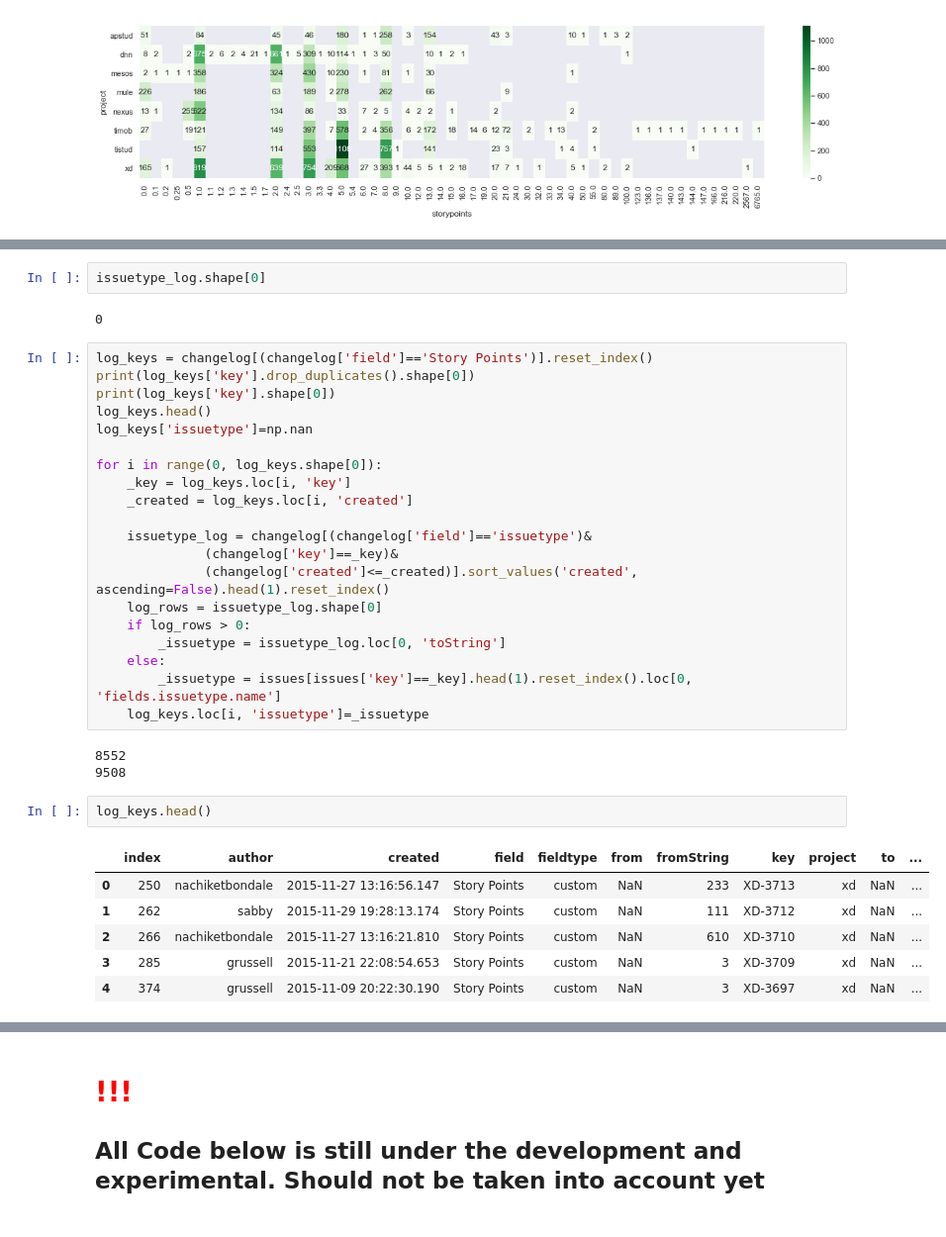
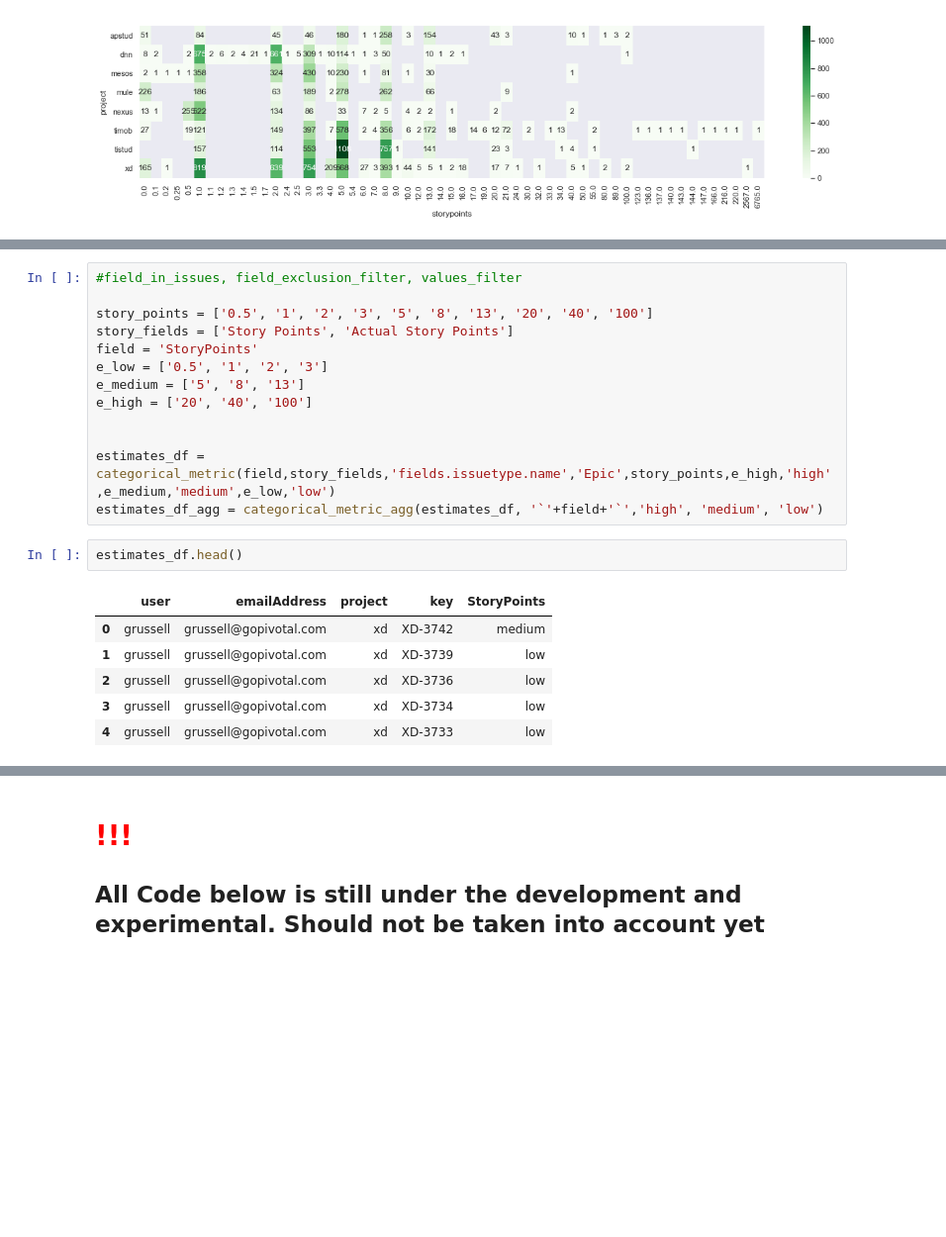
Before and after one commit to gogoladzetedo/Personalities_In_Agile, a Jupyter notebook: Analysis.ipynb, the cells around one changed output, grey strips where cells are left out. Shown at 99% size. Drawn from its saved outputs; the diff is of its cells as text; blank space fills up the shorter version.

```diff
--- a/Analysis.ipynb
+++ b/Analysis.ipynb
@@ -1335,36 +1242,22 @@ Effort points            21
-# %%
-issuetype_log.shape[0]
-# %% [output]
-0
-# %%
-log_keys = changelog[(changelog['field']=='Story Points')].reset_index()
-print(log_keys['key'].drop_duplicates().shape[0])
-print(log_keys['key'].shape[0])
-log_keys.head()
-log_keys['issuetype']=np.nan
-
-for i in range(0, log_keys.shape[0]):
-    _key = log_keys.loc[i, 'key']
-    _created = log_keys.loc[i, 'created']
-
-    issuetype_log = changelog[(changelog['field']=='issuetype')&
-              (changelog['key']==_key)&
-              (changelog['created']<=_created)].sort_values('created', ascending=False).head(1).reset_index()
-    log_rows = issuetype_log.shape[0]
-    if log_rows > 0:
-        _issuetype = issuetype_log.loc[0, 'toString']
-    else:
-        _issuetype = issues[issues['key']==_key].head(1).reset_index().loc[0, 'fields.issuetype.name']
-    log_keys.loc[i, 'issuetype']=_issuetype
-# %% [output]
-8552
-9508
+# %%
+#field_in_issues, field_exclusion_filter, values_filter
+
+story_points = ['0.5', '1', '2', '3', '5', '8', '13', '20', '40', '100']
+story_fields = ['Story Points', 'Actual Story Points']
+field = 'StoryPoints'
+e_low = ['0.5', '1', '2', '3']
+e_medium = ['5', '8', '13']
+e_high = ['20', '40', '100']
+
+
+estimates_df = categorical_metric(field,story_fields,'fields.issuetype.name','Epic',story_points,e_high,'high',e_medium,'medium',e_low,'low')
+estimates_df_agg = categorical_metric_agg(estimates_df, '`'+field+'`','high', 'medium', 'low')
 # %%
-log_keys.head()
+estimates_df.head()
 # %% [output]
-|  | index | author | created | field | fieldtype | from | fromString | key | project | to | ... |
-| 0 | 250 | nachiketbondale | 2015-11-27 13:16:56.147 | Story Points | custom | NaN | 233 | XD-3713 | xd | NaN | ... |
-| 1 | 262 | sabby | 2015-11-29 19:28:13.174 | Story Points | custom | NaN | 111 | XD-3712 | xd | NaN | ... |
-| 2 | 266 | nachiketbondale | 2015-11-27 13:16:21.810 | Story Points | custom | NaN | 610 | XD-3710 | xd | NaN | ... |
-| 3 | 285 | grussell | 2015-11-21 22:08:54.653 | Story Points | custom | NaN | 3 | XD-3709 | xd | NaN | ... |
-| 4 | 374 | grussell | 2015-11-09 20:22:30.190 | Story Points | custom | NaN | 3 | XD-3697 | xd | NaN | ... |
+|  | user | emailAddress | project | key | StoryPoints |
+| 0 | grussell | grussell@gopivotal.com | xd | XD-3742 | medium |
+| 1 | grussell | grussell@gopivotal.com | xd | XD-3739 | low |
+| 2 | grussell | grussell@gopivotal.com | xd | XD-3736 | low |
+| 3 | grussell | grussell@gopivotal.com | xd | XD-3734 | low |
+| 4 | grussell | grussell@gopivotal.com | xd | XD-3733 | low |
```
Also changed, not shown: parts of 39 cells of this notebook.
